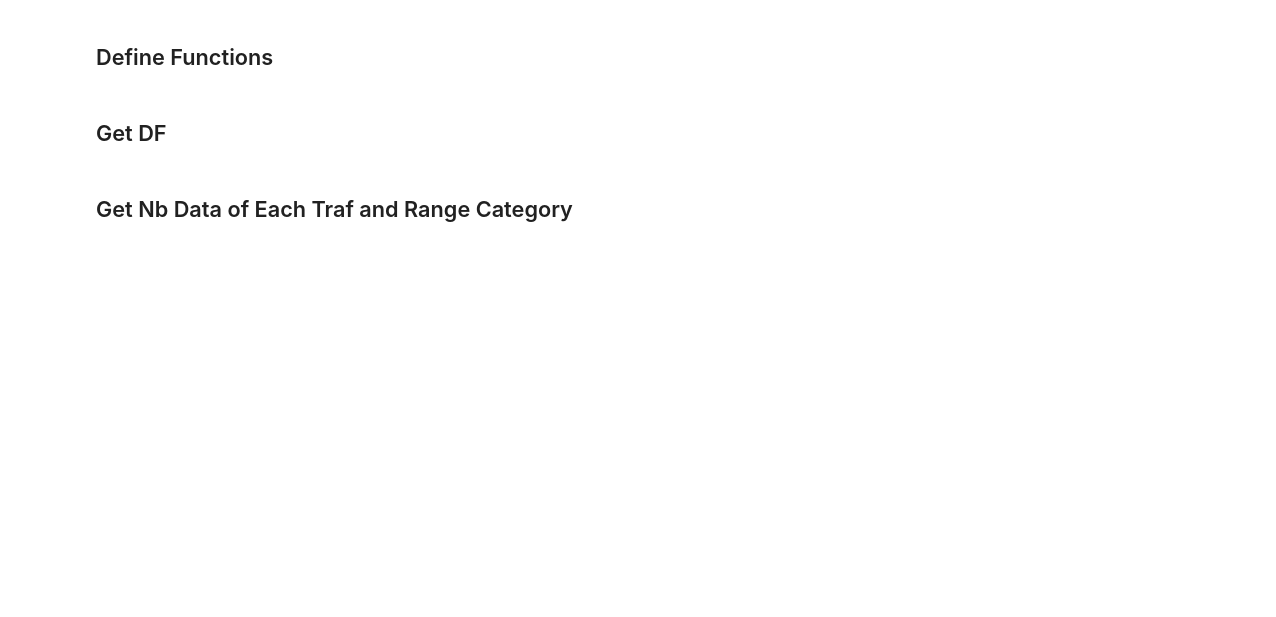
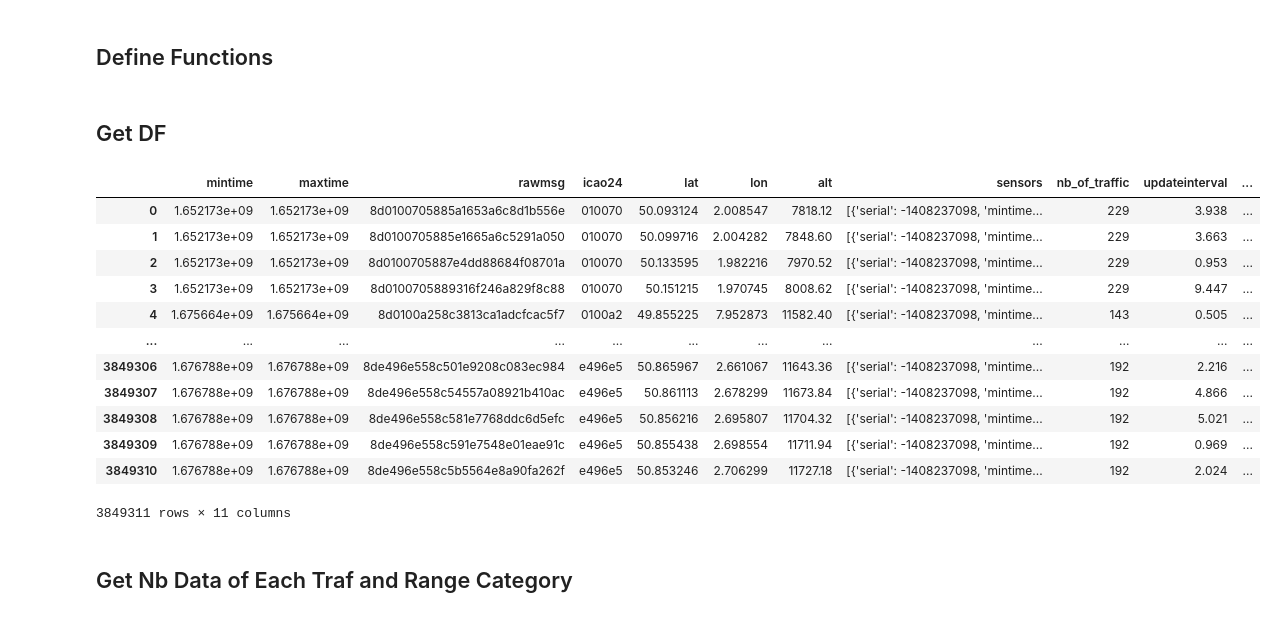
Before and after one commit to fazlurnu/adsb_reception_model_opensky, a Jupyter notebook: scripts/convergence_analysis.ipynb, the cells around one changed output. Saved outputs shown, nothing was run; the diff lists cells and outputs as text; code cells hidden in the pictures; blank space fills up the shorter version.

```diff
--- a/scripts/convergence_analysis.ipynb
+++ b/scripts/convergence_analysis.ipynb
@@ -94,6 +110,22 @@ df_grouped = df_grouped[(df_grouped['updateinterval'] > 0.0) & (df_grouped['upda
 df = df_grouped.reset_index(drop=True)
 # %%
 df['range_NM'] = df.apply(lambda row: haversine(row['lat'], row['lon'], lat_receiver, lon_receiver), axis=1)
+# %%
+df
+# %% [output]
+|  | mintime | maxtime | rawmsg | icao24 | lat | lon | alt | sensors | nb_of_traffic | updateinterval | ... |
+| 0 | 1.652173e+09 | 1.652173e+09 | 8d0100705885a1653a6c8d1b556e | 010070 | 50.093124 | 2.008547 | 7818.12 | [{'serial': -1408237098, 'mintime... | 229 | 3.938 | ... |
+| 1 | 1.652173e+09 | 1.652173e+09 | 8d0100705885e1665a6c5291a050 | 010070 | 50.099716 | 2.004282 | 7848.60 | [{'serial': -1408237098, 'mintime... | 229 | 3.663 | ... |
+| 2 | 1.652173e+09 | 1.652173e+09 | 8d0100705887e4dd88684f08701a | 010070 | 50.133595 | 1.982216 | 7970.52 | [{'serial': -1408237098, 'mintime... | 229 | 0.953 | ... |
+| 3 | 1.652173e+09 | 1.652173e+09 | 8d0100705889316f246a829f8c88 | 010070 | 50.151215 | 1.970745 | 8008.62 | [{'serial': -1408237098, 'mintime... | 229 | 9.447 | ... |
+| 4 | 1.675664e+09 | 1.675664e+09 | 8d0100a258c3813ca1adcfcac5f7 | 0100a2 | 49.855225 | 7.952873 | 11582.40 | [{'serial': -1408237098, 'mintime... | 143 | 0.505 | ... |
+| ... | ... | ... | ... | ... | ... | ... | ... | ... | ... | ... | ... |
+| 3849306 | 1.676788e+09 | 1.676788e+09 | 8de496e558c501e9208c083ec984 | e496e5 | 50.865967 | 2.661067 | 11643.36 | [{'serial': -1408237098, 'mintime... | 192 | 2.216 | ... |
+| 3849307 | 1.676788e+09 | 1.676788e+09 | 8de496e558c54557a08921b410ac | e496e5 | 50.861113 | 2.678299 | 11673.84 | [{'serial': -1408237098, 'mintime... | 192 | 4.866 | ... |
+| 3849308 | 1.676788e+09 | 1.676788e+09 | 8de496e558c581e7768ddc6d5efc | e496e5 | 50.856216 | 2.695807 | 11704.32 | [{'serial': -1408237098, 'mintime... | 192 | 5.021 | ... |
+| 3849309 | 1.676788e+09 | 1.676788e+09 | 8de496e558c591e7548e01eae91c | e496e5 | 50.855438 | 2.698554 | 11711.94 | [{'serial': -1408237098, 'mintime... | 192 | 0.969 | ... |
+| 3849310 | 1.676788e+09 | 1.676788e+09 | 8de496e558c5b5564e8a90fa262f | e496e5 | 50.853246 | 2.706299 | 11727.18 | [{'serial': -1408237098, 'mintime... | 192 | 2.024 | ... |
+3849311 rows × 11 columns
 # %% [markdown]
 ## Get Nb Data of Each Traf and Range Category
 # %%
```
Also changed, not shown: parts of 1 cell of this notebook, 3 other files.
